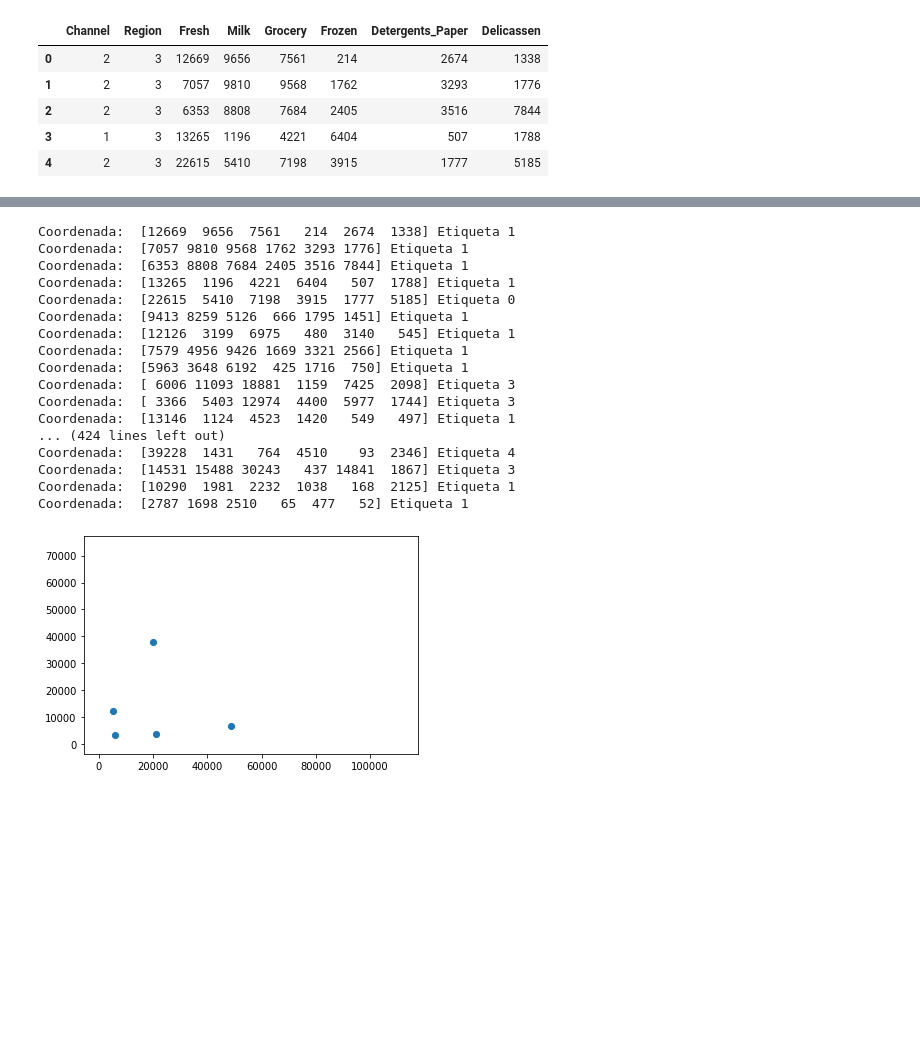
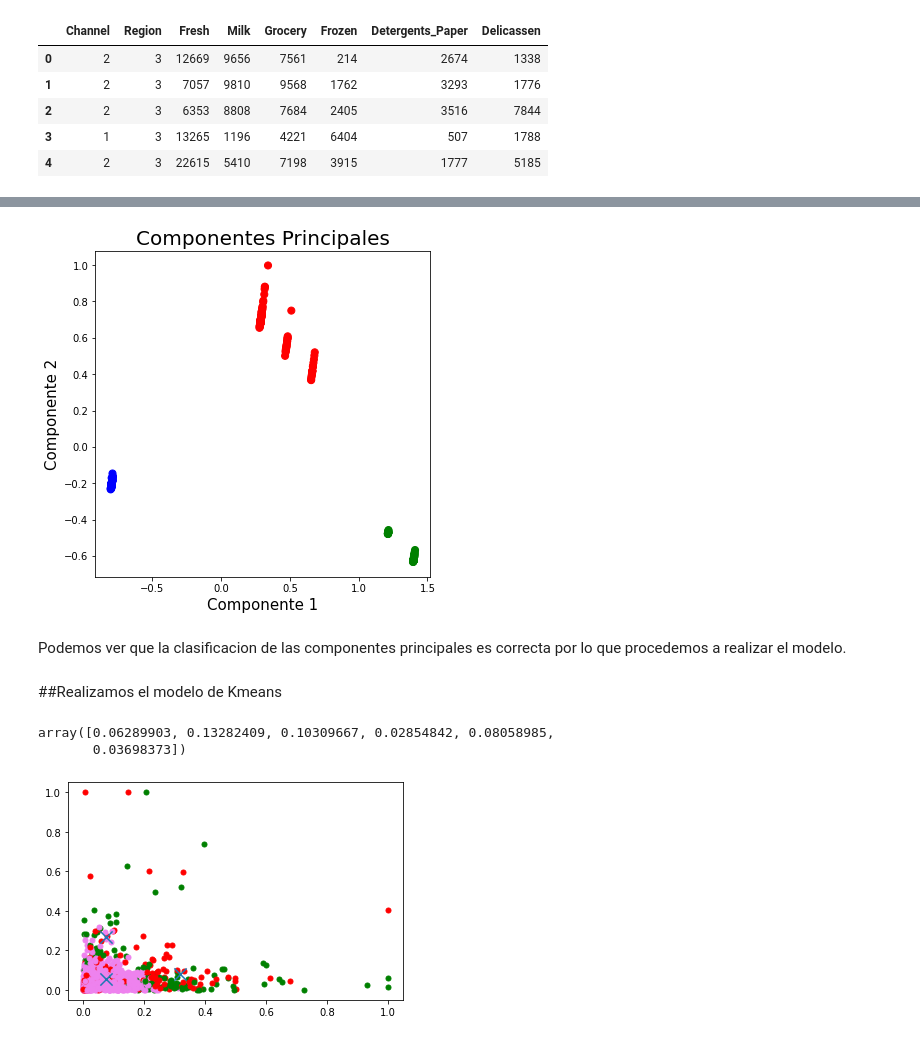
Before and after one commit to ValentinBarco/Aprendisaje-de-maquina, a Jupyter notebook: Clientes.ipynb, the cells around one changed output, grey strips where cells are left out. Cells and saved outputs as stored; diff of their text form; code cells hidden in the pictures; blank space fills up the shorter version.

```diff
--- a/Clientes.ipynb
+++ b/Clientes.ipynb
@@ -15,0 +46,8 @@ customers.head()
+# %%
+from sklearn.cluster import KMeans
+
+wcss = []
+for i in range(1,11):
+  KM = KMeans(n_clusters = i, max_iter = 300); # Quiero que realice 300 iteraciones
+  KM.fit(Clientes_norm)
+  wcss.append(KM.inertia_) # Obtengo el valor de WCSS con el atributo inertia_
@@ -15,0 +67,6 @@ customers.head()
+# %%
+clustering= KMeans(n_clusters = 3, max_iter = 300); # Quiero que realice 300 iteraciones
+clustering.fit(Clientes_norm);
+# %%
+Clientes_norm['Kmeans_Clusters'] = clustering.labels_
+Clientes_norm.head()
@@ -16,6 +108,28 @@ customers.head()
+# %%
+#Graficamos las componentes principales y verificamos si se seapran correctamente
+
+figura = plt.figure(figsize = (6,6))
+
+ax = figura.add_subplot(1,1,1)
+ax.set_xlabel('Componente 1', fontsize = 15)
+ax.set_ylabel('Componente 2', fontsize = 15)
+ax.set_title('Componentes Principales', fontsize = 20)
+
+
+color_theme = np.array(["blue","red","green"])
+ax.scatter(Grafico[0],Grafico[1], c = color_theme[Grafico[2]], s = 50)
+
+plt.show()
+# %% [output]
+[figure, added]
+# %% [markdown]
+Podemos ver que la clasificacion de las componentes principales es correcta por lo que procedemos a realizar el modelo.
+# %% [markdown]
+##Realizamos el modelo de Kmeans
 # %%
-data = pd.DataFrame(customers)
+#Extraemos caracteristicas del dataset
 
+data = pd.DataFrame(Clientes_norm)
 
 Fresh = data['Fresh'].values
 Milk  = data['Milk'].values
@@ -24,43 +138,27 @@ Frozen = data['Frozen'].values
 Detergents_Paper = data['Detergents_Paper'].values
 Delicassen = data['Delicassen'].values
 
-Lista = np.array(list(zip(Fresh, Milk,Grocery, Frozen, Detergents_Paper, Delicassen)));
+Lista = np.array(list(zip(Fresh, Milk, Grocery, Frozen, Detergents_Paper, Delicassen)));
+Lista[1]
+# %% [output]
+array([0.06289903, 0.13282409, 0.10309667, 0.02854842, 0.08058985,
+       0.03698373])
 # %%
-from sklearn.cluster import KMeans
-import matplotlib.pyplot as plt
 
-
-Kmeans = KMeans(n_clusters= 5)
+Kmeans = KMeans(n_clusters=3) #Utilizamos la cantidad de clusters anteriormente calculada
 Kmeans = Kmeans.fit(Lista)
 
 etiqueta = Kmeans.predict(Lista);
 centroides = Kmeans.cluster_centers_
 
-colores =["r", "m", "c", "b", "y"];
+colores =["r","g", "violet"];
 
+#Realizamos el grafico de las componentes
+for i in range(len(Lista)):
+  #print("Coordenada: ", Lista[i], "Etiqueta", etiqueta[i]);
+  plt.plot(Lista[i][0], Lista[i][1],Lista[i][2], Lista[i][3], Lista[i][4], Lista[i][5],c = colores[etiqueta[i]],marker = '.', markersize = 10)
 
-for i in range(len(Lista)):
-  print("Coordenada: ", Lista[i], "Etiqueta", etiqueta[i])
-  plt.plot(Lista[i][0], Lista[i][1], colores[etiqueta[i]],markersize = 10)
-
-plt.scatter(centroides[:,0],centroides[:,1], marker = '.', s = 150, zorder = 10)
+plt.scatter(centroides[:,0],centroides[:,1], marker = 'x', s = 150, zorder = 10)
 plt.show()
 # %% [output]
-Coordenada:  [12669  9656  7561   214  2674  1338] Etiqueta 1
-Coordenada:  [7057 9810 9568 1762 3293 1776] Etiqueta 1
-Coordenada:  [6353 8808 7684 2405 3516 7844] Etiqueta 1
-Coordenada:  [13265  1196  4221  6404   507  1788] Etiqueta 1
-Coordenada:  [22615  5410  7198  3915  1777  5185] Etiqueta 0
-Coordenada:  [9413 8259 5126  666 1795 1451] Etiqueta 1
-Coordenada:  [12126  3199  6975   480  3140   545] Etiqueta 1
-Coordenada:  [7579 4956 9426 1669 3321 2566] Etiqueta 1
-Coordenada:  [5963 3648 6192  425 1716  750] Etiqueta 1
-Coordenada:  [ 6006 11093 18881  1159  7425  2098] Etiqueta 3
-Coordenada:  [ 3366  5403 12974  4400  5977  1744] Etiqueta 3
-Coordenada:  [13146  1124  4523  1420   549   497] Etiqueta 1
-... (424 lines left out)
-Coordenada:  [39228  1431   764  4510    93  2346] Etiqueta 4
-Coordenada:  [14531 15488 30243   437 14841  1867] Etiqueta 3
-Coordenada:  [10290  1981  2232  1038   168  2125] Etiqueta 1
-Coordenada:  [2787 1698 2510   65  477   52] Etiqueta 1
-[figure, old version]
+[figure, new version]
```
Also changed, not shown: parts of 14 cells of this notebook.
